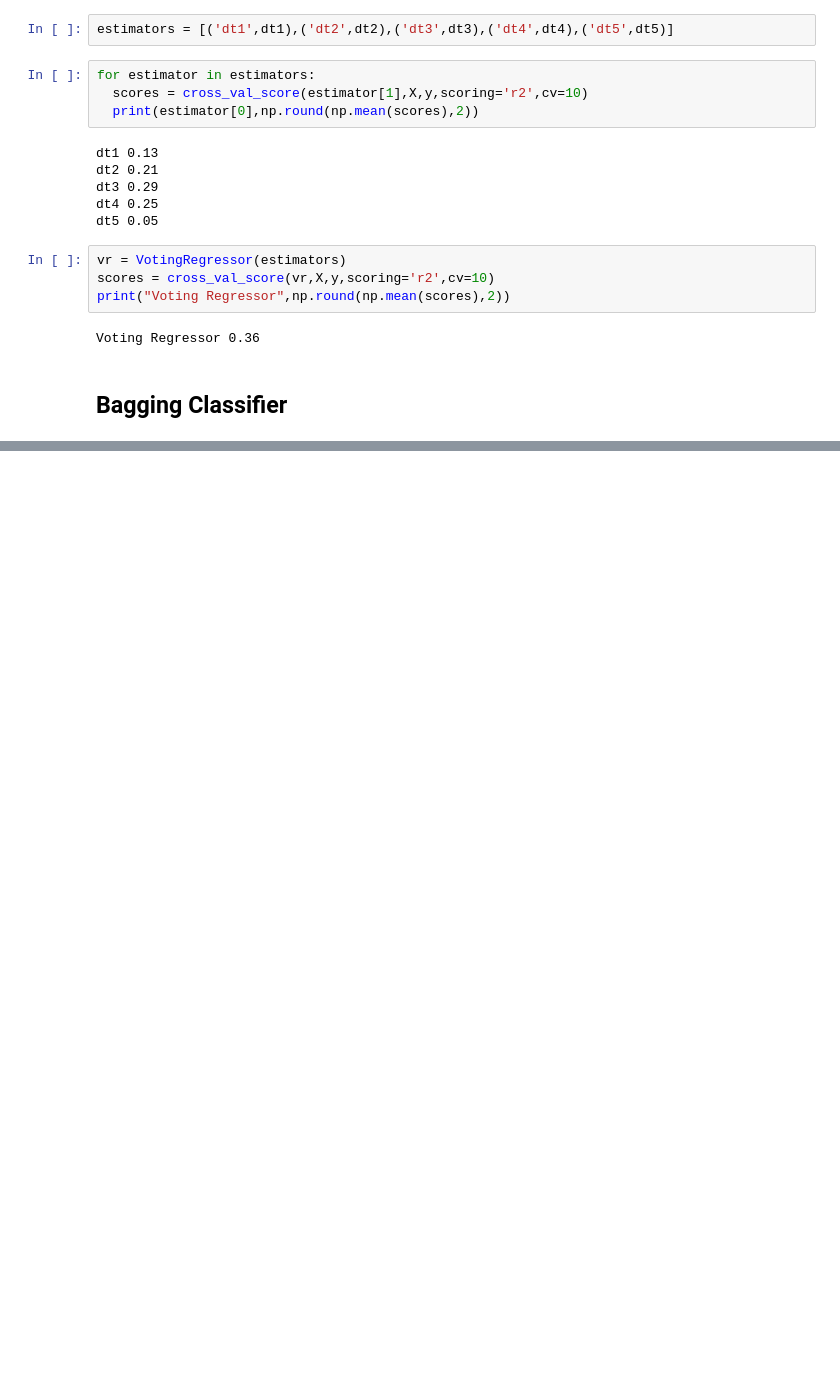
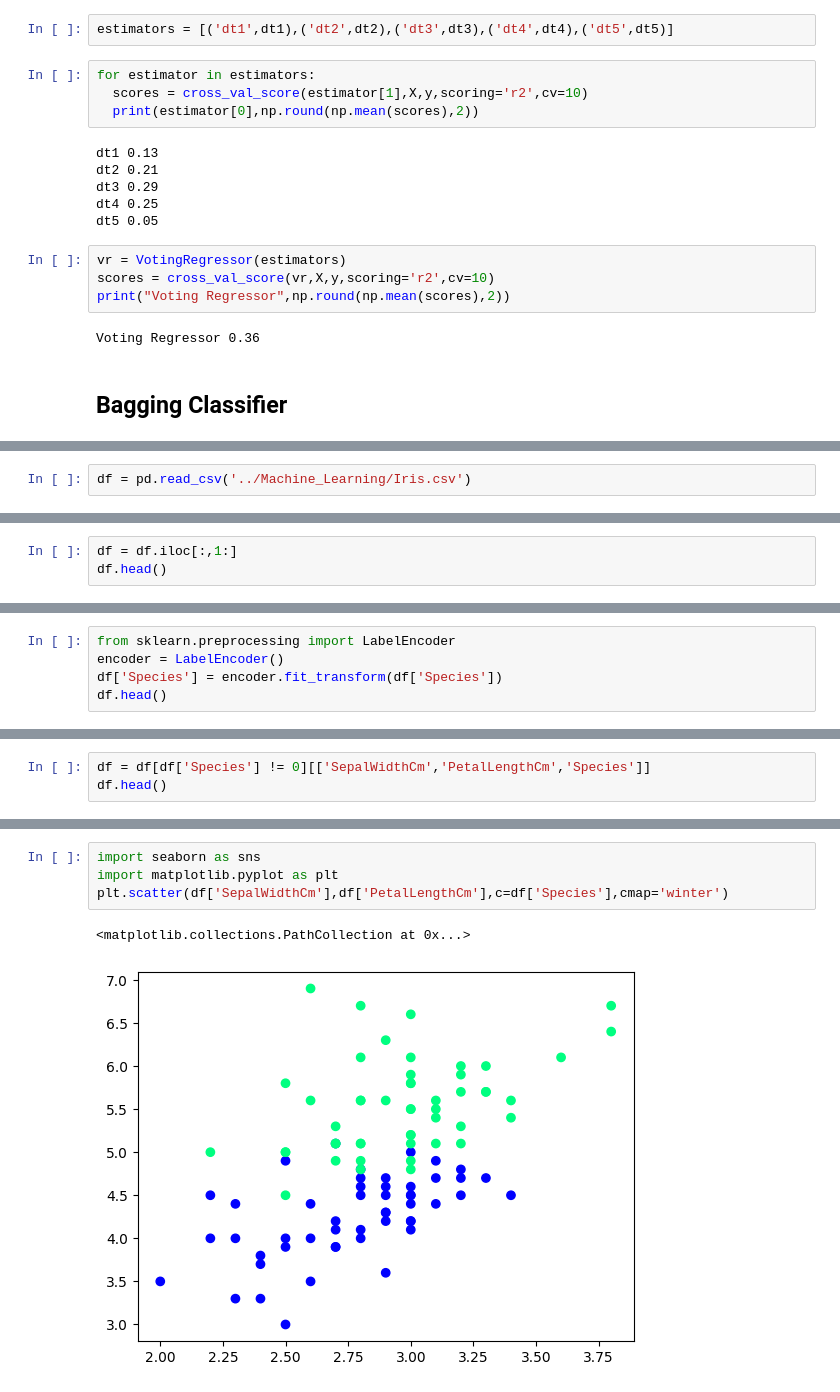
Before and after one commit to Atul1231/Data-Science-Practice, a Jupyter notebook: Machine_Learning/Ensemble_techniques.ipynb, the cells around one changed output, grey strips where cells are left out. Cells and saved outputs as stored; diff of their text form; blank space fills up the shorter version.

```diff
--- a/Machine_Learning/Ensemble_techniques.ipynb
+++ b/Machine_Learning/Ensemble_techniques.ipynb
@@ -276,0 +280,2 @@ Voting Regressor 0.36
+# %%
+df = pd.read_csv('../Machine_Learning/Iris.csv')
@@ -276,0 +291,3 @@ Voting Regressor 0.36
+# %%
+df = df.iloc[:,1:]
+df.head()
@@ -276,0 +301,5 @@ Voting Regressor 0.36
+# %%
+from sklearn.preprocessing import LabelEncoder
+encoder = LabelEncoder()
+df['Species'] = encoder.fit_transform(df['Species'])
+df.head()
@@ -276,0 +313,3 @@ Voting Regressor 0.36
+# %%
+df = df[df['Species'] != 0][['SepalWidthCm','PetalLengthCm','Species']]
+df.head()
@@ -276,0 +323,7 @@ Voting Regressor 0.36
+# %%
+import seaborn as sns
+import matplotlib.pyplot as plt
+plt.scatter(df['SepalWidthCm'],df['PetalLengthCm'],c=df['Species'],cmap='winter')
+# %% [output]
+<matplotlib.collections.PathCollection at 0x...>
+[figure, added]
```
Also changed, not shown: parts of 31 cells of this notebook.
